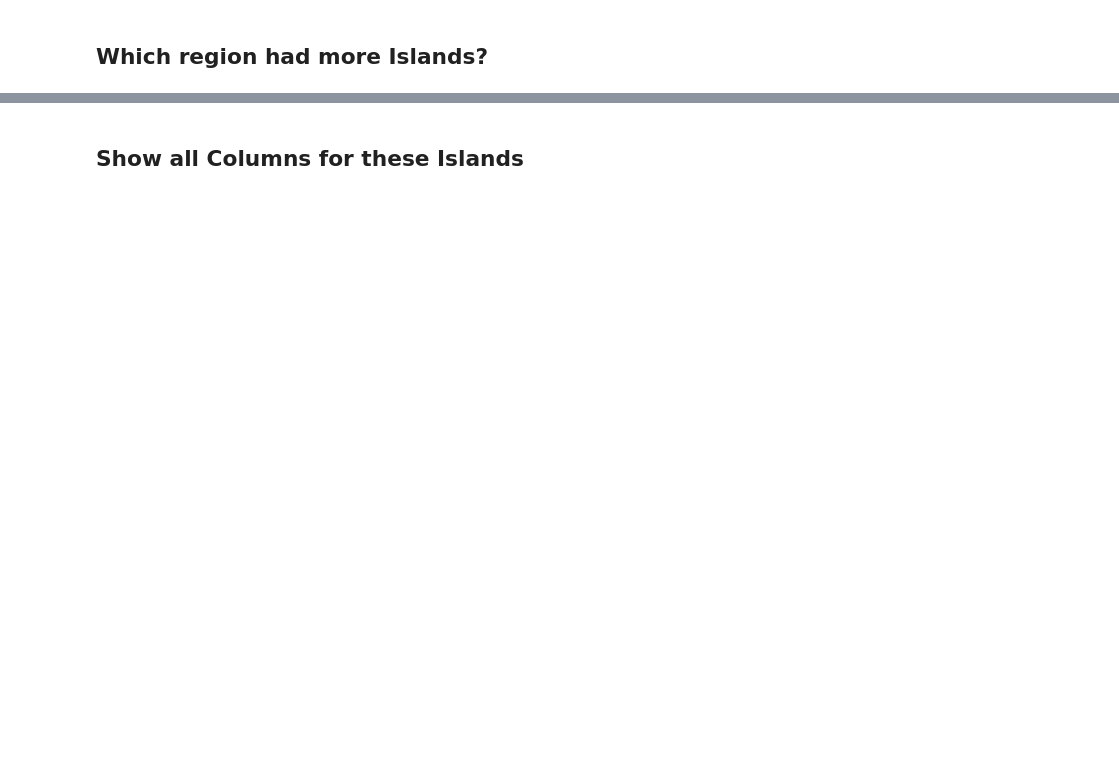
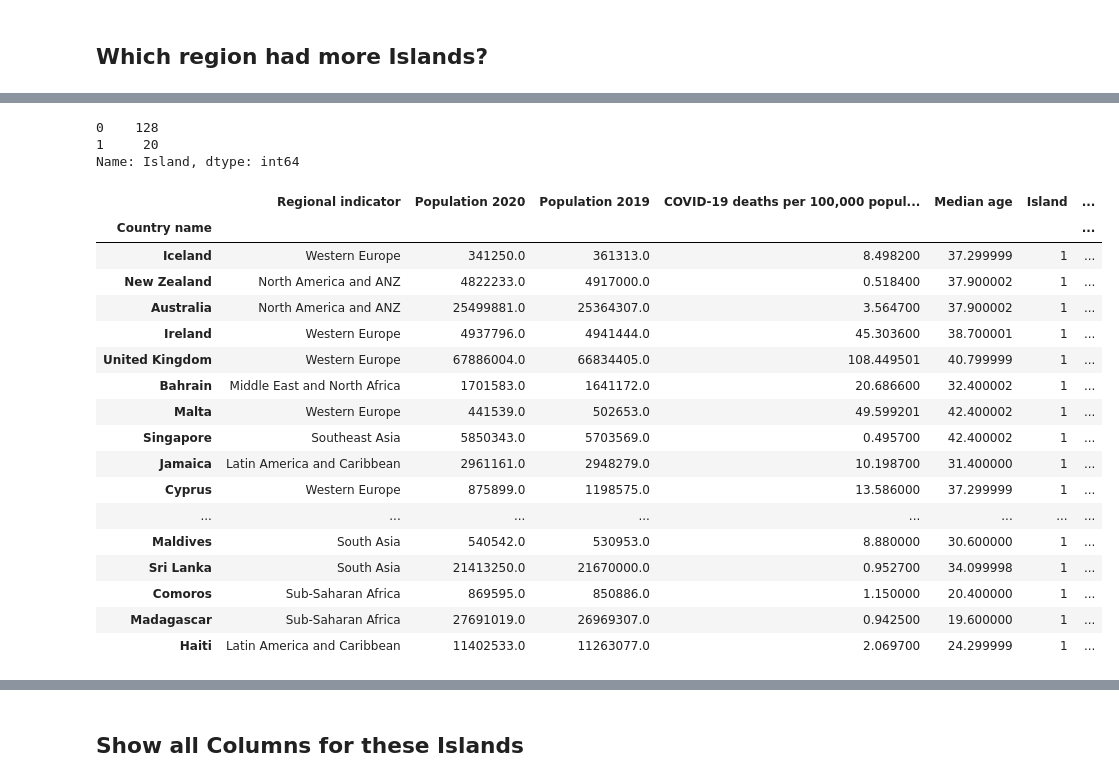
Before and after one commit to suarezpaz/machine-learning-program, a Jupyter notebook: #01. Data Tables & Basic Concepts of Programming/01practice.ipynb, the cells around one changed output, grey strips where cells are left out. Drawn from its saved outputs; the diff is of its cells as text; code cells hidden in the pictures; blank space fills up the shorter version.

```diff
--- a/#01. Data Tables & Basic Concepts of Programming/01practice.ipynb
+++ b/#01. Data Tables & Basic Concepts of Programming/01practice.ipynb
@@ -65,0 +106,6 @@ Name: Island, dtype: int64
+# %%
+df.Island.value_counts()
+# %% [output]
+0    128
+1     20
+Name: Island, dtype: int64
@@ -65,0 +114,21 @@ Name: Island, dtype: int64
+# %%
+df[df.Island>0]
+# %% [output]
+|  | Regional indicator | Population 2020 | Population 2019 | COVID-19 deaths per 100,000 popul... | Median age | Island | ... |
+| Country name |  |  |  |  |  |  | ... |
+| Iceland | Western Europe | 341250.0 | 361313.0 | 8.498200 | 37.299999 | 1 | ... |
+| New Zealand | North America and ANZ | 4822233.0 | 4917000.0 | 0.518400 | 37.900002 | 1 | ... |
+| Australia | North America and ANZ | 25499881.0 | 25364307.0 | 3.564700 | 37.900002 | 1 | ... |
+| Ireland | Western Europe | 4937796.0 | 4941444.0 | 45.303600 | 38.700001 | 1 | ... |
+| United Kingdom | Western Europe | 67886004.0 | 66834405.0 | 108.449501 | 40.799999 | 1 | ... |
+| Bahrain | Middle East and North Africa | 1701583.0 | 1641172.0 | 20.686600 | 32.400002 | 1 | ... |
+| Malta | Western Europe | 441539.0 | 502653.0 | 49.599201 | 42.400002 | 1 | ... |
+| Singapore | Southeast Asia | 5850343.0 | 5703569.0 | 0.495700 | 42.400002 | 1 | ... |
+| Jamaica | Latin America and Caribbean | 2961161.0 | 2948279.0 | 10.198700 | 31.400000 | 1 | ... |
+| Cyprus | Western Europe | 875899.0 | 1198575.0 | 13.586000 | 37.299999 | 1 | ... |
+| ... | ... | ... | ... | ... | ... | ... | ... |
+| Maldives | South Asia | 540542.0 | 530953.0 | 8.880000 | 30.600000 | 1 | ... |
+| Sri Lanka | South Asia | 21413250.0 | 21670000.0 | 0.952700 | 34.099998 | 1 | ... |
+| Comoros | Sub-Saharan Africa | 869595.0 | 850886.0 | 1.150000 | 20.400000 | 1 | ... |
+| Madagascar | Sub-Saharan Africa | 27691019.0 | 26969307.0 | 0.942500 | 19.600000 | 1 | ... |
+| Haiti | Latin America and Caribbean | 11402533.0 | 11263077.0 | 2.069700 | 24.299999 | 1 | ... |
```
Also changed, not shown: parts of 38 cells of this notebook, 4 other files.
